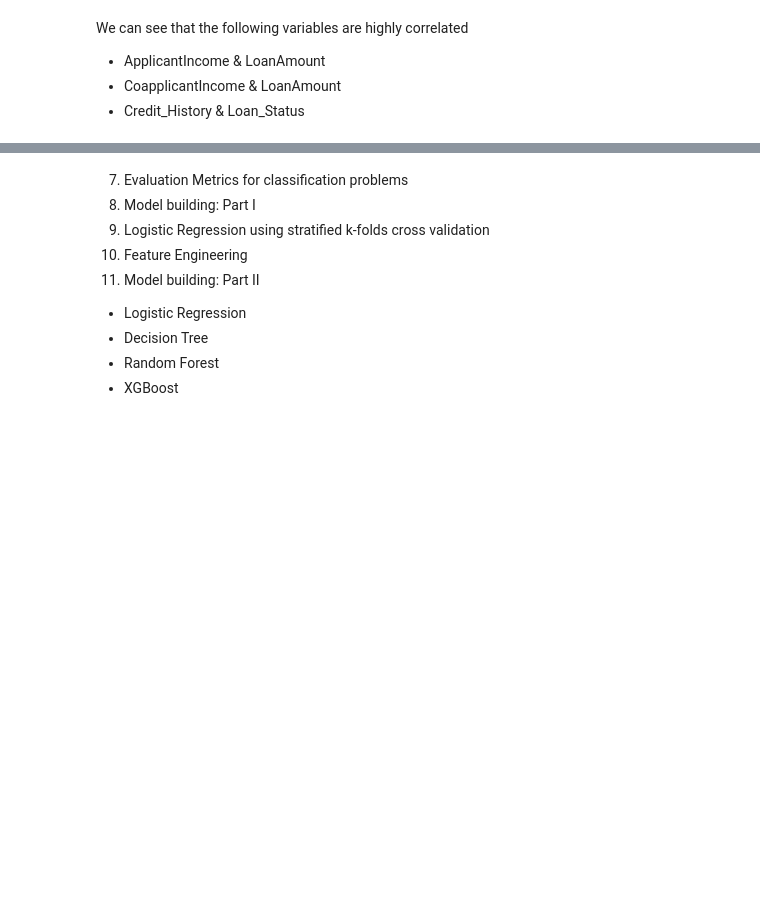
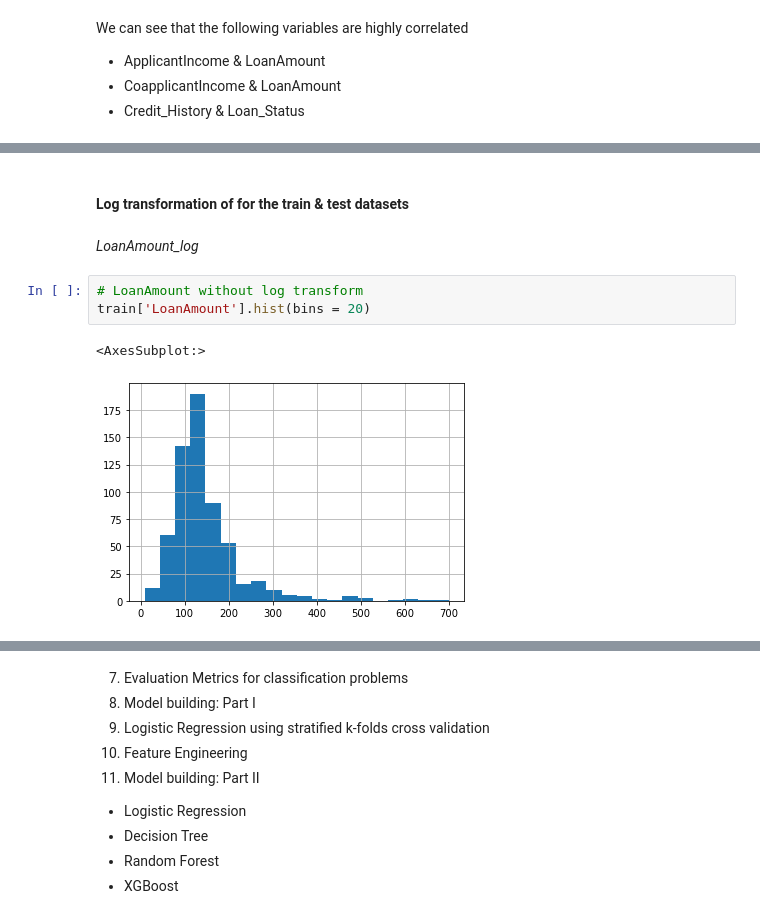
Before and after one commit to unpatel1/Challenge_AProjectAWeek, a Jupyter notebook: Week_08/Week_08_00_Loan_Prediction_ML_Project.ipynb, the cells around one changed output, grey strips where cells are left out. Cells and saved outputs as stored; diff of their text form; blank space fills up the shorter version.

```diff
--- a/Week_08/Week_08_00_Loan_Prediction_ML_Project.ipynb
+++ b/Week_08/Week_08_00_Loan_Prediction_ML_Project.ipynb
@@ -701,0 +945,10 @@ We can see that the following variables are highly correlated
+# %% [markdown]
+#### Log transformation of for the train & test datasets
+# %% [markdown]
+*LoanAmount_log*
+# %%
+# LoanAmount without log transform
+train['LoanAmount'].hist(bins = 20)
+# %% [output]
+<AxesSubplot:>
+[figure, added]
```
Also changed, not shown: parts of 62 cells of this notebook.
